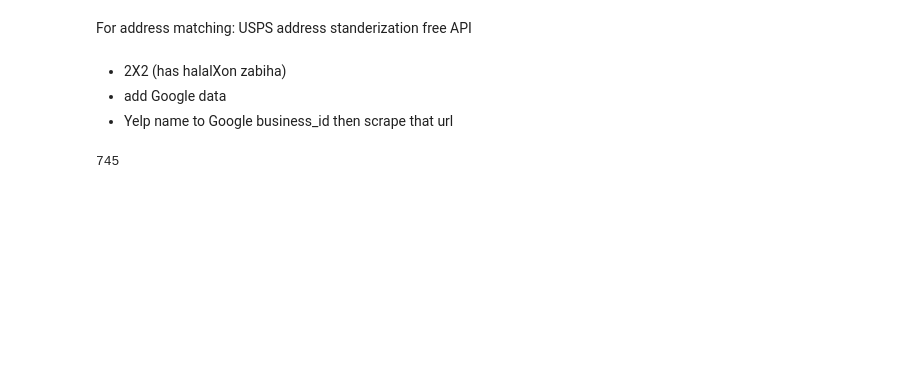
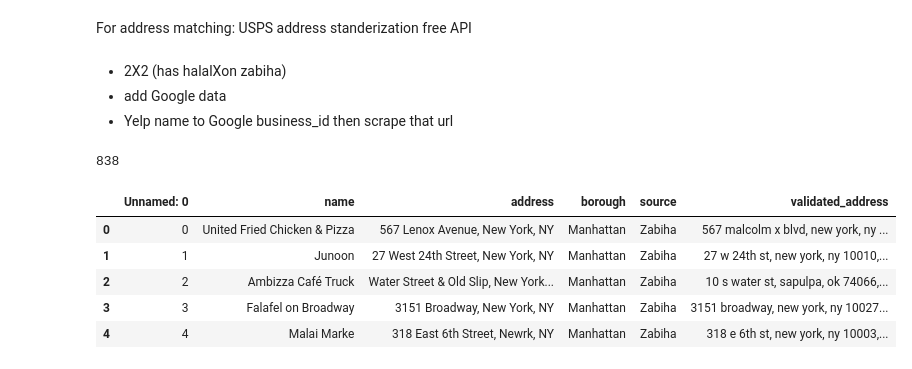
Before and after one commit to WAzaizeh/Halal_o_Meter, a Jupyter notebook: src/data/EDA/Yelp_reviews_EDA.ipynb, the cells around one changed output. Saved outputs shown, nothing was run; the diff lists cells and outputs as text; code cells hidden in the pictures; blank space fills up the shorter version.

```diff
--- a/src/data/EDA/Yelp_reviews_EDA.ipynb
+++ b/src/data/EDA/Yelp_reviews_EDA.ipynb
@@ -289,7 +271,17 @@ For address matching:
 - 2X2 (has halalXon zabiha)
 - add Google data
 - Yelp name to Google business_id then scrape that url
-# %%
--
-# %% [output]
-745
+# %%
+# num of restaurants with halal reviews
+reviews_df.restaurant_id.nunique()
+# %% [output]
+838
+# %%
+target_df.head()
+# %% [output]
+|  | Unnamed: 0 | name | address | borough | source | validated_address |
+| 0 | 0 | United Fried Chicken & Pizza | 567 Lenox Avenue, New York, NY | Manhattan | Zabiha | 567 malcolm x blvd, new york, ny ... |
+| 1 | 1 | Junoon | 27 West 24th Street, New York, NY | Manhattan | Zabiha | 27 w 24th st, new york, ny 10010,... |
+| 2 | 2 | Ambizza Café Truck | Water Street & Old Slip, New York... | Manhattan | Zabiha | 10 s water st, sapulpa, ok 74066,... |
+| 3 | 3 | Falafel on Broadway | 3151 Broadway, New York, NY | Manhattan | Zabiha | 3151 broadway, new york, ny 10027... |
+| 4 | 4 | Malai Marke | 318 East 6th Street, Newrk, NY | Manhattan | Zabiha | 318 e 6th st, new york, ny 10003,... |
```
Also changed, not shown: parts of 8 cells of this notebook, 3 other files.
